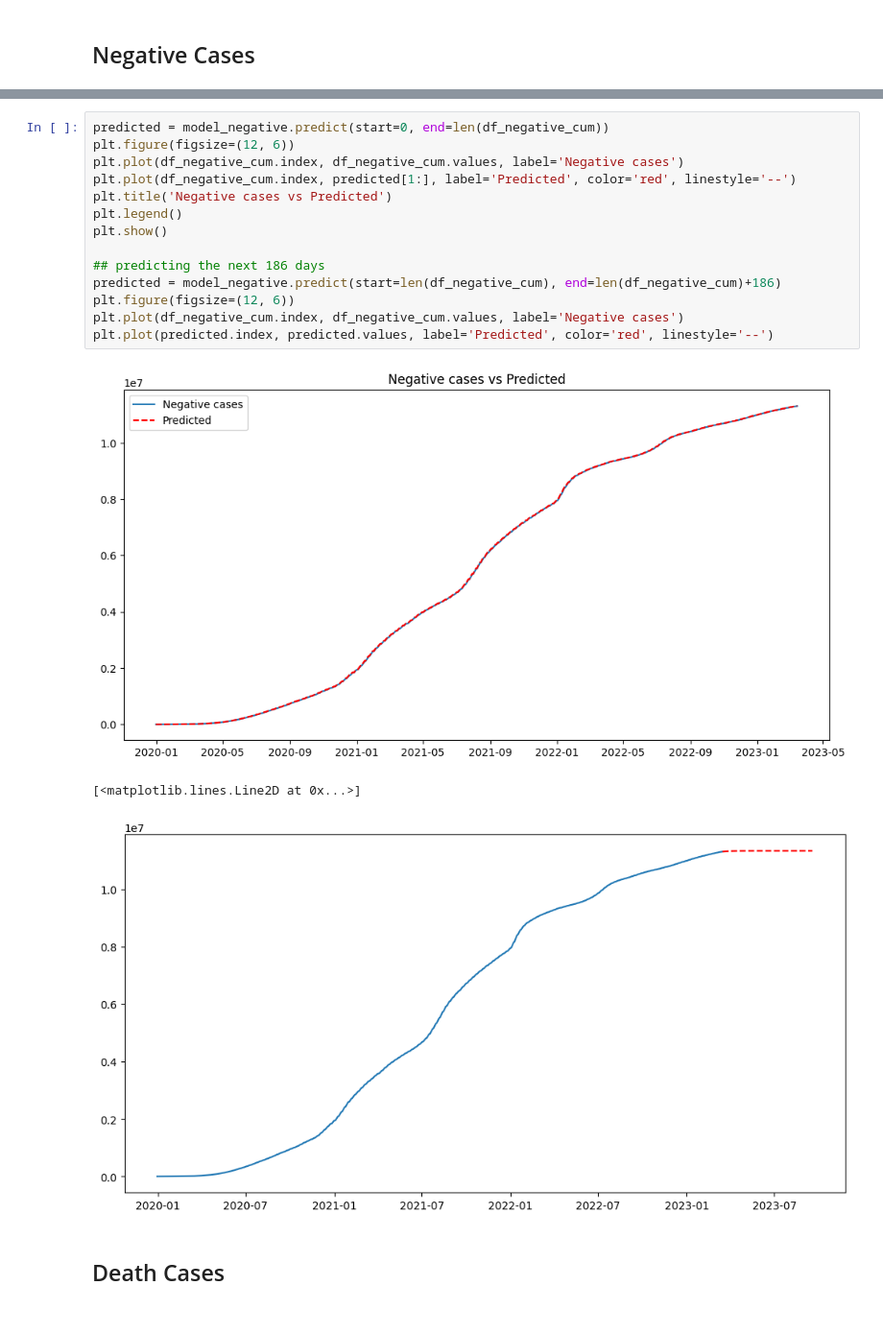
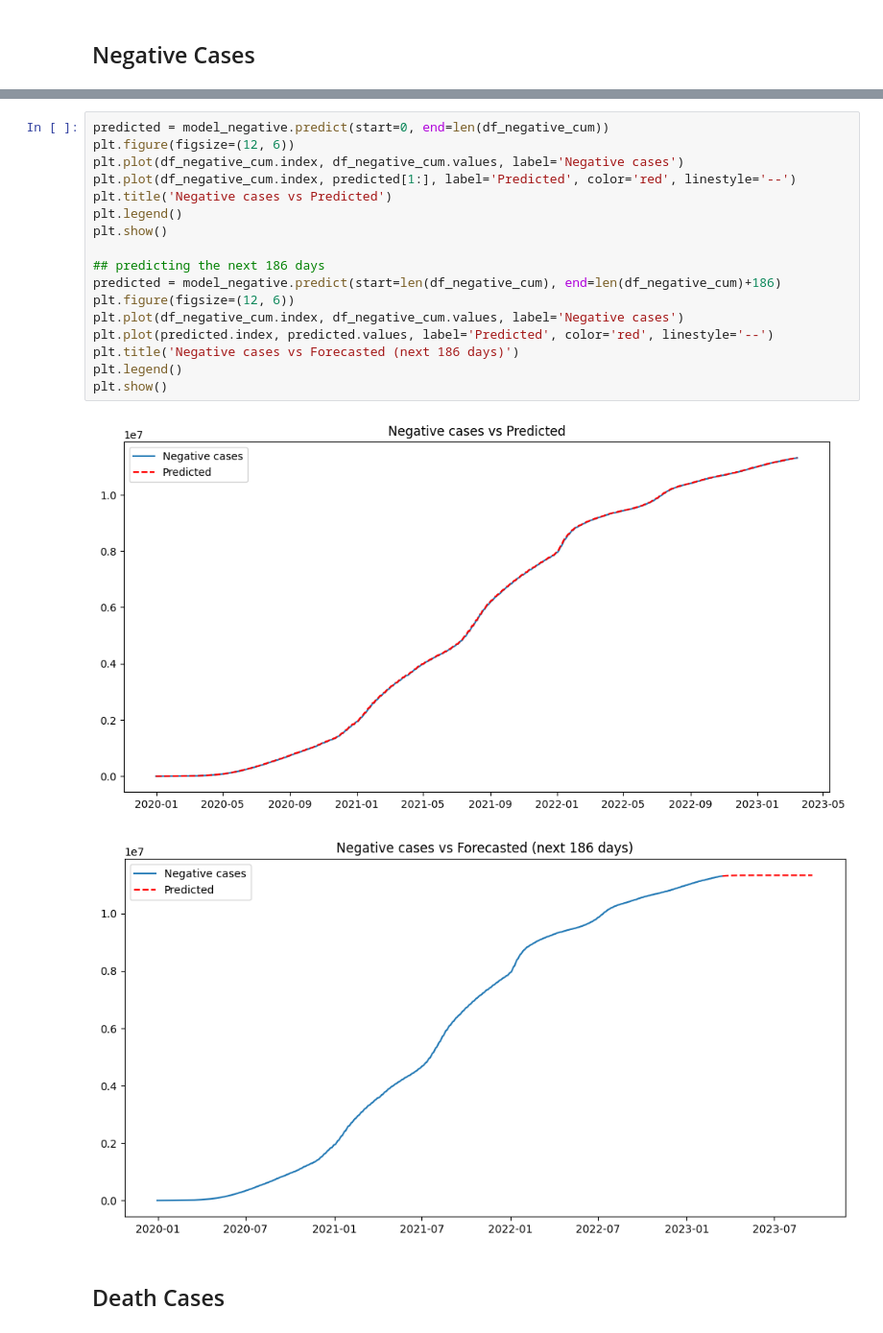
Before and after one commit to ris3abh/DSCI521Covid-19DashBoard, a Jupyter notebook: code/project.ipynb, the cells around one changed output, grey strips where cells are left out. Shown at 96% size. Saved outputs shown, nothing was run; the diff lists cells and outputs as text.

```diff
--- a/code/project.ipynb
+++ b/code/project.ipynb
@@ -994,21 +998,23 @@ Warnings:
 # %%
 predicted = model_negative.predict(start=0, end=len(df_negative_cum))
 plt.figure(figsize=(12, 6))
 plt.plot(df_negative_cum.index, df_negative_cum.values, label='Negative cases')
 plt.plot(df_negative_cum.index, predicted[1:], label='Predicted', color='red', linestyle='--')
 plt.title('Negative cases vs Predicted')
 plt.legend()
 plt.show()
 
 ## predicting the next 186 days
 predicted = model_negative.predict(start=len(df_negative_cum), end=len(df_negative_cum)+186)
 plt.figure(figsize=(12, 6))
 plt.plot(df_negative_cum.index, df_negative_cum.values, label='Negative cases')
 plt.plot(predicted.index, predicted.values, label='Predicted', color='red', linestyle='--')
+plt.title('Negative cases vs Forecasted (next 186 days)')
+plt.legend()
+plt.show()
 # %% [output]
 [figure]
-[<matplotlib.lines.Line2D at 0x...>]
-[figure, old version]
+[figure, new version]
 # %% [markdown]
 ## Death Cases
 # %%
```
Also changed, not shown: parts of 7 cells of this notebook, 22 other files.
